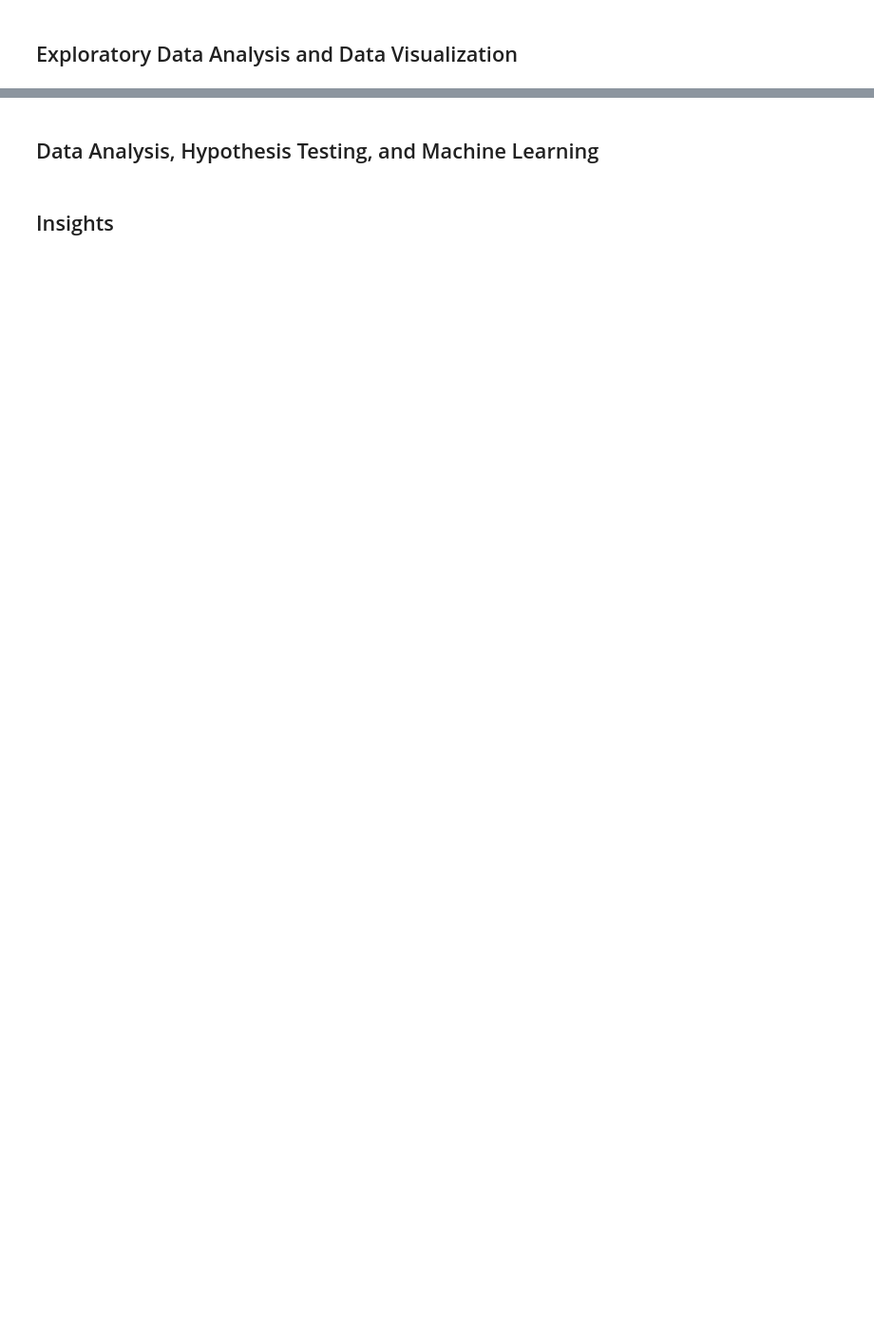
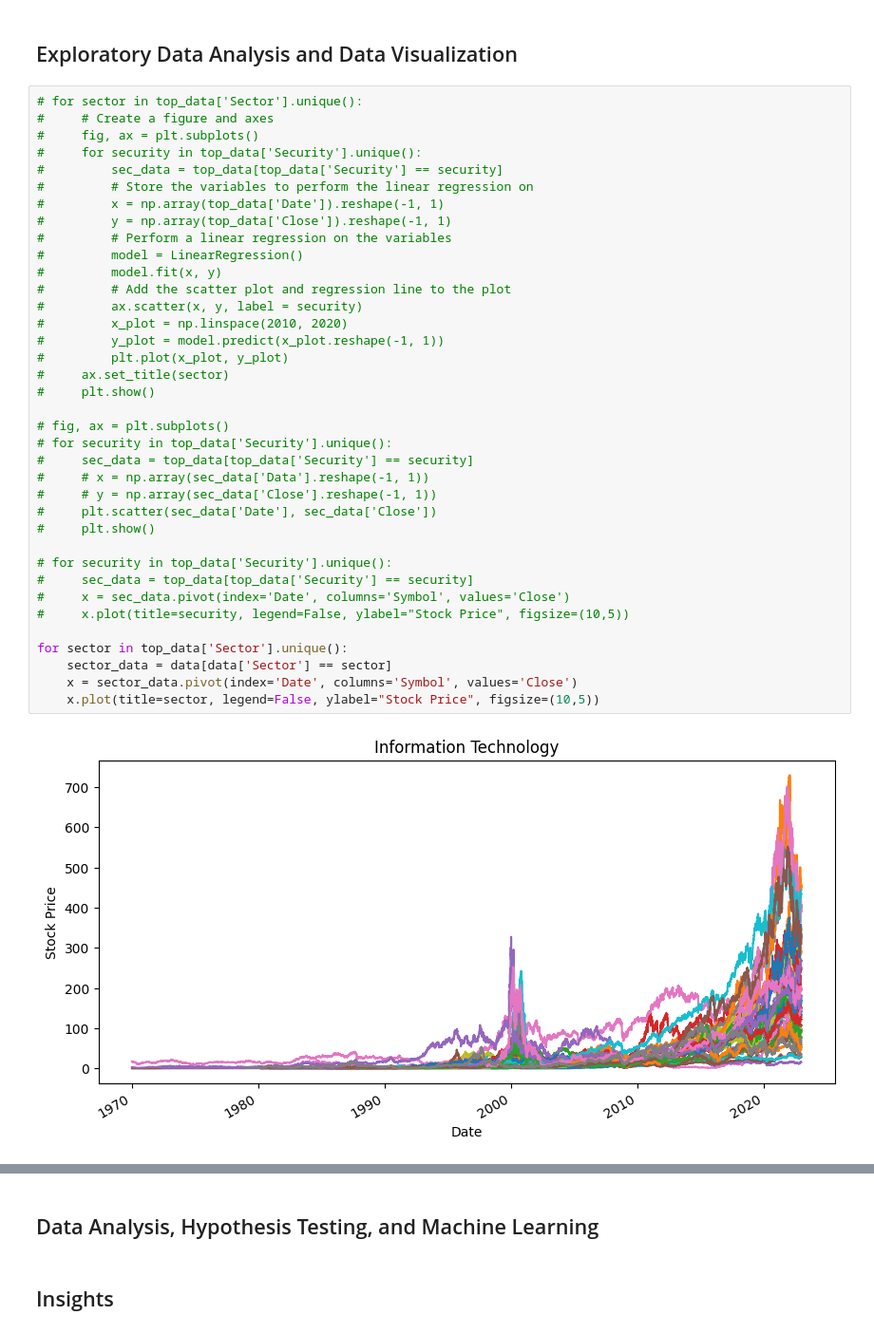
Before and after one commit to melvinrajendran/SP500-Stock-Price-Analysis, a Jupyter notebook: SP500StockPriceAnalysis.ipynb, the cells around one changed output, grey strips where cells are left out. Shown at 95% size. Saved outputs shown, nothing was run; the diff lists cells and outputs as text; blank space fills up the shorter version.

Commit message:
plots

```diff
--- a/SP500StockPriceAnalysis.ipynb
+++ b/SP500StockPriceAnalysis.ipynb
@@ -214,2 +217,41 @@ top_data.head()
 # %% [markdown]
 ## Exploratory Data Analysis and Data Visualization
+# %%
+# for sector in top_data['Sector'].unique():
+#     # Create a figure and axes
+#     fig, ax = plt.subplots()
+#     for security in top_data['Security'].unique():
+#         sec_data = top_data[top_data['Security'] == security]
+#         # Store the variables to perform the linear regression on
+#         x = np.array(top_data['Date']).reshape(-1, 1)
+#         y = np.array(top_data['Close']).reshape(-1, 1)
+#         # Perform a linear regression on the variables
+#         model = LinearRegression()
+#         model.fit(x, y)
+#         # Add the scatter plot and regression line to the plot
+#         ax.scatter(x, y, label = security)
+#         x_plot = np.linspace(2010, 2020)
+#         y_plot = model.predict(x_plot.reshape(-1, 1))
+#         plt.plot(x_plot, y_plot)
+#     ax.set_title(sector)
+#     plt.show()
+
+# fig, ax = plt.subplots()
+# for security in top_data['Security'].unique():
+#     sec_data = top_data[top_data['Security'] == security]
+#     # x = np.array(sec_data['Data'].reshape(-1, 1))
+#     # y = np.array(sec_data['Close'].reshape(-1, 1))
+#     plt.scatter(sec_data['Date'], sec_data['Close'])
+#     plt.show()
+
+# for security in top_data['Security'].unique():
+#     sec_data = top_data[top_data['Security'] == security]
+#     x = sec_data.pivot(index='Date', columns='Symbol', values='Close')
+#     x.plot(title=security, legend=False, ylabel="Stock Price", figsize=(10,5))
+
+for sector in top_data['Sector'].unique():
+    sector_data = data[data['Sector'] == sector]
+    x = sector_data.pivot(index='Date', columns='Symbol', values='Close')
+    x.plot(title=sector, legend=False, ylabel="Stock Price", figsize=(10,5))
+# %% [output]
+[figure, added]
```
Also changed, not shown: parts of 5 cells of this notebook.
